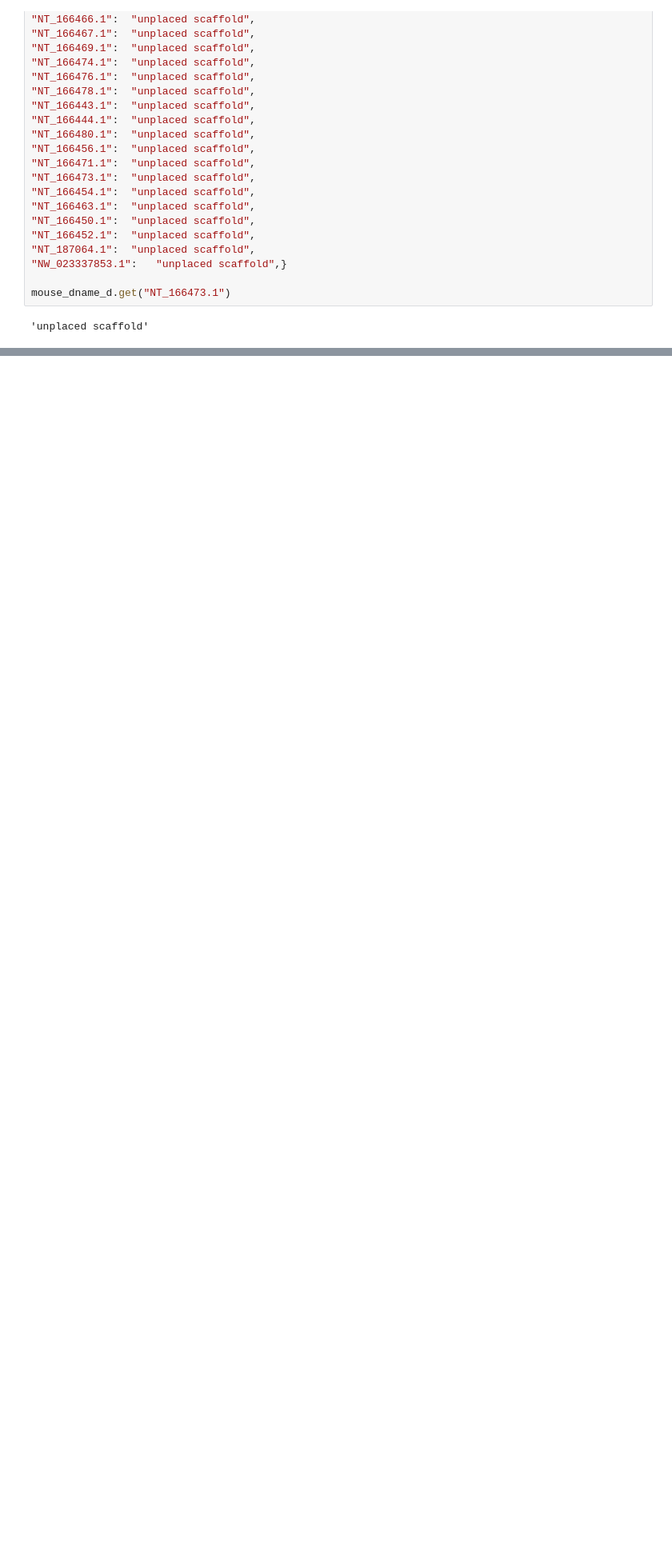
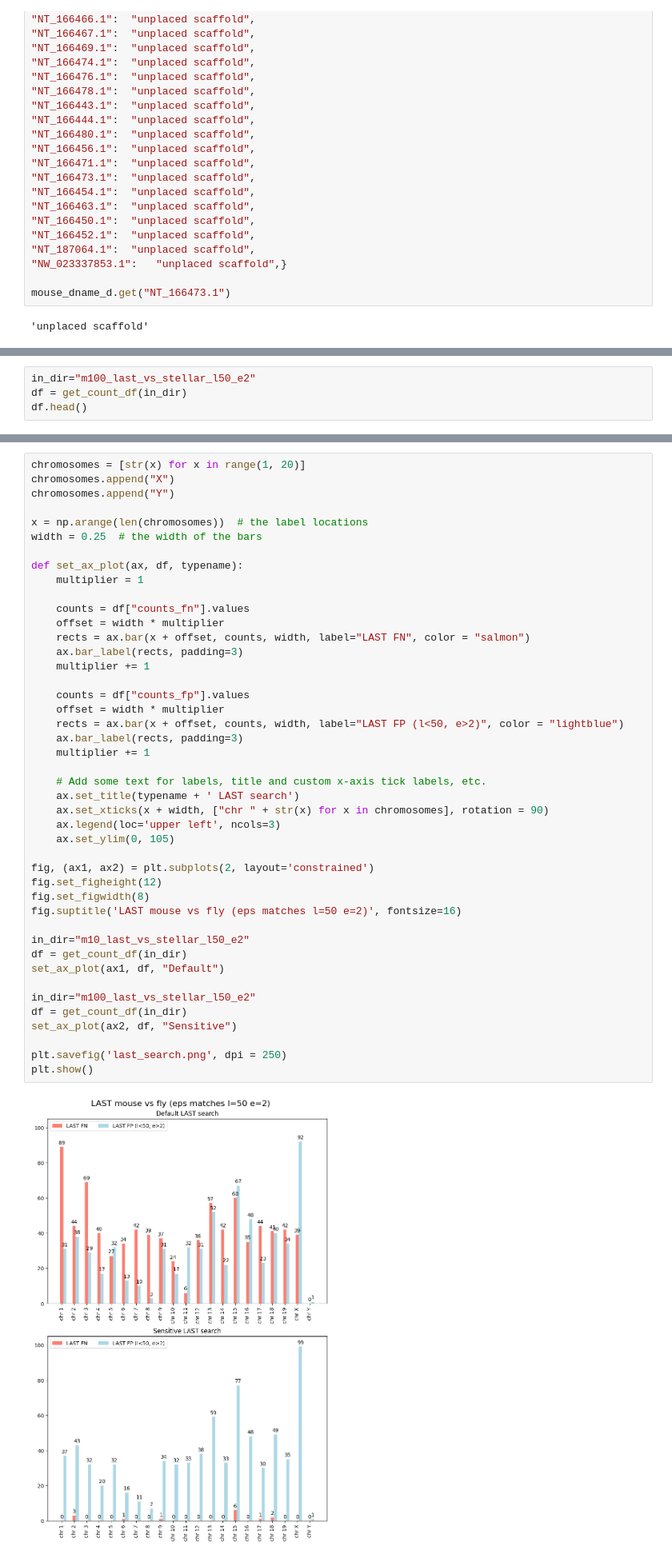
Before and after one commit to eaasna/test-DREAM-stellar, a Jupyter notebook: work-python/missed-matches/What is missed.ipynb, the cells around one changed output, grey strips where cells are left out. Shown at 80% size. Saved outputs shown, nothing was run; the diff lists cells and outputs as text; blank space fills up the shorter version.

Commit message:
BLAST missed and insignificant matches

```diff
--- a/work-python/missed-matches/What is missed.ipynb
+++ b/work-python/missed-matches/What is missed.ipynb
@@ -288,0 +247,4 @@ plt.show()
+# %%
+in_dir="m100_last_vs_stellar_l50_e2"
+df = get_count_df(in_dir)
+df.head()
@@ -288,0 +259,46 @@ plt.show()
+# %%
+chromosomes = [str(x) for x in range(1, 20)]
+chromosomes.append("X")
+chromosomes.append("Y")
+
+x = np.arange(len(chromosomes))  # the label locations
+width = 0.25  # the width of the bars
+
+def set_ax_plot(ax, df, typename):
+    multiplier = 1
+
+    counts = df["counts_fn"].values
+    offset = width * multiplier
+    rects = ax.bar(x + offset, counts, width, label="LAST FN", color = "salmon")
+    ax.bar_label(rects, padding=3)
+    multiplier += 1
+
+    counts = df["counts_fp"].values
+    offset = width * multiplier
+    rects = ax.bar(x + offset, counts, width, label="LAST FP (l<50, e>2)", color = "lightblue")
+    ax.bar_label(rects, padding=3)
+    multiplier += 1
+
+    # Add some text for labels, title and custom x-axis tick labels, etc.
+    ax.set_title(typename + ' LAST search')
+    ax.set_xticks(x + width, ["chr " + str(x) for x in chromosomes], rotation = 90)
+    ax.legend(loc='upper left', ncols=3)
+    ax.set_ylim(0, 105)
+
+fig, (ax1, ax2) = plt.subplots(2, layout='constrained')
+fig.set_figheight(12)
+fig.set_figwidth(8)
+fig.suptitle('LAST mouse vs fly (eps matches l=50 e=2)', fontsize=16)
+
+in_dir="m10_last_vs_stellar_l50_e2"
+df = get_count_df(in_dir)
+set_ax_plot(ax1, df, "Default")
+
+in_dir="m100_last_vs_stellar_l50_e2"
+df = get_count_df(in_dir)
+set_ax_plot(ax2, df, "Sensitive")
+
+plt.savefig('last_search.png', dpi = 250)
+plt.show()
+# %% [output]
+[figure, added]
```
Also changed, not shown: parts of 11 cells of this notebook, 12 other files.
